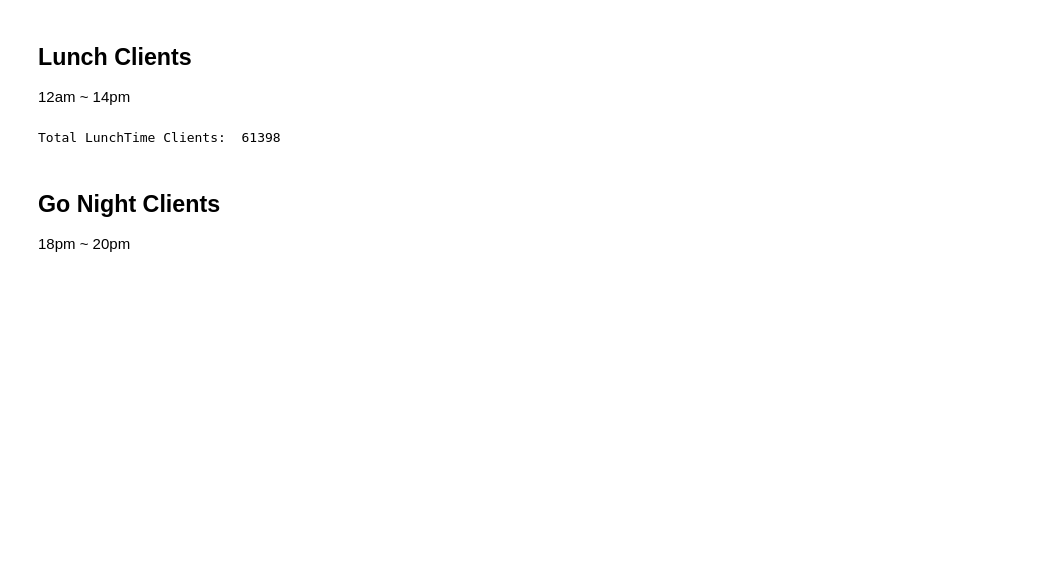
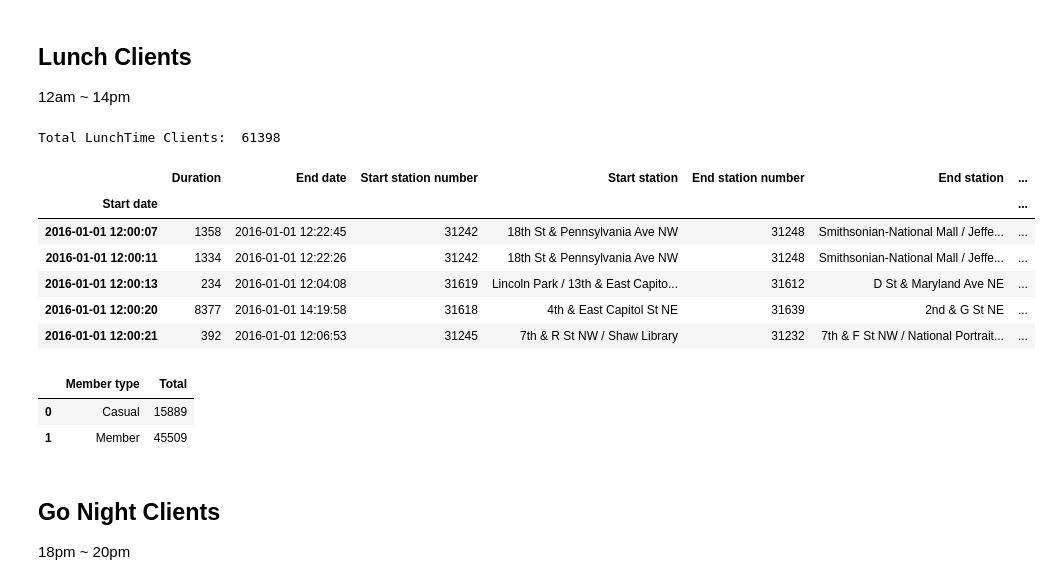
Before and after one commit to claupereirajr/datascience_study, a Jupyter notebook: aula10/Scripts - study bike sharing.ipynb, the cells around one changed output. Saved outputs shown, nothing was run; the diff lists cells and outputs as text; code cells hidden in the pictures; blank space fills up the shorter version.

```diff
--- a/aula10/Scripts - study bike sharing.ipynb
+++ b/aula10/Scripts - study bike sharing.ipynb
@@ -141,12 +163,27 @@ Total Morning Clients:  95095
 # %%
 dataframe_lunch_clients = dataframe_tripdata.copy()
 dataframe_lunch_clients['Start date'] = pd.to_datetime(dataframe_lunch_clients['Start date'])
 dataframe_lunch_clients.set_index('Start date',inplace=True)
 dataframe_lunch_clients = dataframe_lunch_clients.between_time('12:00:00','14:00:00')
 print('Total LunchTime Clients: ',len(dataframe_lunch_clients))
-# dataframe_lunch_clients.head()
+dataframe_lunch_clients.head()
 # %% [output]
 Total LunchTime Clients:  61398
+|  | Duration | End date | Start station number | Start station | End station number | End station | ... |
+| Start date |  |  |  |  |  |  | ... |
+| 2016-01-01 12:00:07 | 1358 | 2016-01-01 12:22:45 | 31242 | 18th St & Pennsylvania Ave NW | 31248 | Smithsonian-National Mall / Jeffe... | ... |
+| 2016-01-01 12:00:11 | 1334 | 2016-01-01 12:22:26 | 31242 | 18th St & Pennsylvania Ave NW | 31248 | Smithsonian-National Mall / Jeffe... | ... |
+| 2016-01-01 12:00:13 | 234 | 2016-01-01 12:04:08 | 31619 | Lincoln Park / 13th & East Capito... | 31612 | D St & Maryland Ave NE | ... |
+| 2016-01-01 12:00:20 | 8377 | 2016-01-01 14:19:58 | 31618 | 4th & East Capitol St NE | 31639 | 2nd & G St NE | ... |
+| 2016-01-01 12:00:21 | 392 | 2016-01-01 12:06:53 | 31245 | 7th & R St NW / Shaw Library | 31232 | 7th & F St NW / National Portrait... | ... |
+# %%
+dataframe_lunch_clients_total_by_type = dataframe_lunch_clients.groupby('Member type')['Duration'].count().reset_index()
+dataframe_lunch_clients_total_by_type.rename(columns={'Duration':'Total'}, inplace=True)
+dataframe_lunch_clients_total_by_type
+# %% [output]
+|  | Member type | Total |
+| 0 | Casual | 15889 |
+| 1 | Member | 45509 |
 # %% [markdown]
 ## Go Night Clients
 18pm ~ 20pm
```
Also changed, not shown: parts of 22 cells of this notebook.
